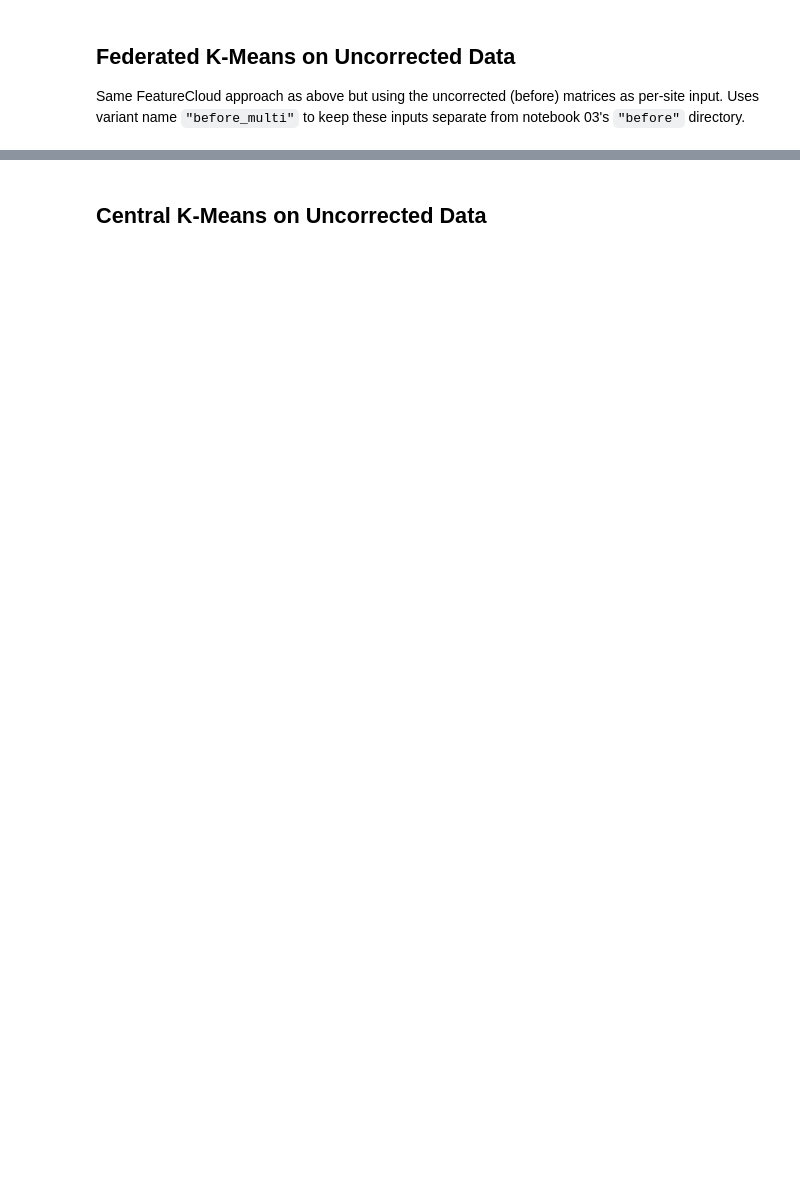
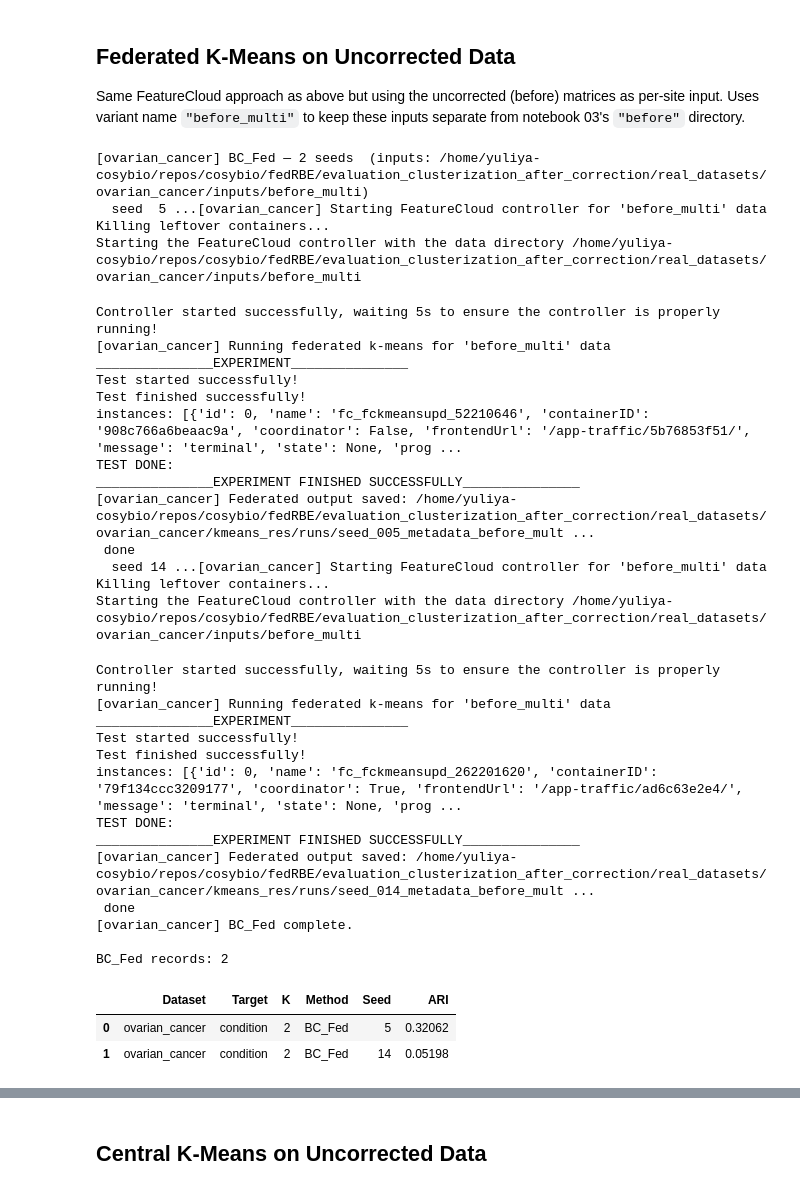
Before and after one commit to Freddsle/fedRBE, a Jupyter notebook: evaluation_clusterization_after_correction/real_datasets/05_multiple_runs.ipynb, the cells around one changed output, grey strips where cells are left out. Cells and saved outputs as stored; diff of their text form; code cells hidden in the pictures; blank space fills up the shorter version.

```diff
--- a/evaluation_clusterization_after_correction/real_datasets/05_multiple_runs.ipynb
+++ b/evaluation_clusterization_after_correction/real_datasets/05_multiple_runs.ipynb
@@ -372,12 +469,7 @@ Uses variant name `"before_multi"` to keep these inputs separate from notebook 0
 # %%
 bc_fed_records = []
 # %%
-# Build a fast lookup of already finished (dataset, seed) pairs
-done_pairs = {
-    (r.get("Dataset"), r.get("Seed"))
-    for r in bc_fed_records
-    if isinstance(r, dict)
-}
+bc_fed_records = []
 
 for ds_name, data in dataset_data.items():
     cfg          = configs[ds_name]
@@ -386,7 +478,8 @@ for ds_name, data in dataset_data.items():
     k_values     = data["k_values"]
     ds_dir       = OUTPUT_ROOT / ds_name
 
-    # Prepare per-site input directories ONCE from the uncorrected matrix
+    # Prepare per-site input directories ONCE from the uncorrected matrix.
+    # Uses a dedicated variant name so notebook 03's "before" dir is untouched.
     variant_input_dir = prepare_variant_inputs(
         dataset_root=ds_dir,
         variant_name="before_multi",
@@ -400,57 +493,87 @@ for ds_name, data in dataset_data.items():
     for seed in SEEDS:
         print(f"  seed {seed:2d} ...", end="", flush=True)
 
-        # skip if this dataset+seed was already computed
-        if (ds_name, seed) in done_pairs:
-            print(" already done")
-            continue
-
         # Inject seed into every per-site config file
         for client_name in client_names:
             write_kmeans_config(
                 variant_input_dir / client_name / "config_kmeans.yml",
                 k_values,
                 seed=seed,
+                n_init_local=FEDERATED_N_INIT_LOCAL,
+                n_init_global=FEDERATED_N_INIT_GLOBAL,
             )
 
-        # Launch one FeatureCloud test
+        # Launch one FeatureCloud test; results saved to seed-specific paths
         output_tsv = run_single_federated_variant(
             dataset_name=ds_name,
             variant_label="before_multi",
             variant_input_dir=variant_input_dir,
             dataset_root=ds_dir,
             metadata=data["metadata"],
             client_names=client_names,
             k_values=k_values,
             app_image=APP_IMAGE,
             controller_host=CONTROLLER_HOST,
             query_interval=QUERY_INTERVAL,
             timeout=TIMEOUT,
             keep_extracted=False,
             aggregate_only=False,
+            run_label=f"seed_{seed:03d}",
+            seed=seed,
         )
 
         # Read cluster labels and compute ARI immediately
-        fed_meta = pd.read_csv(output_tsv, sep="\t").set_index("file")
-        labels = {
-            k: fed_meta[f"Fed_{k}clusters"]
-            for k in k_values
-            if f"Fed_{k}clusters" in fed_meta.columns
-        }
+        labels = read_federated_labels(
+            output_tsv, data["metadata"], k_values, ds_name, "BC_Fed", seed
+        )
         bc_fed_records.extend(
             compute_ari_records(
                 labels, data["metadata"],
                 data["k_condition"], data["k_batch"],
                 ds_name, "BC_Fed", seed,
             )
         )
         print(" done")
 
     print(f"[{ds_name}] BC_Fed complete.")
 
 df_bc_fed = pd.DataFrame(bc_fed_records)
 print(f"\nBC_Fed records: {len(df_bc_fed)}")
 df_bc_fed.head()
+# %% [output]
+[ovarian_cancer] BC_Fed — 2 seeds  (inputs: /home/yuliya-cosybio/repos/cosybio/fedRBE/evaluation_clusterization_after_correction/real_datasets/ovarian_cancer/inputs/before_multi)
+  seed  5 ...[ovarian_cancer] Starting FeatureCloud controller for 'before_multi' data
+Killing leftover containers...
+Starting the FeatureCloud controller with the data directory /home/yuliya-cosybio/repos/cosybio/fedRBE/evaluation_clusterization_after_correction/real_datasets/ovarian_cancer/inputs/before_multi
+Controller started successfully, waiting 5s to ensure the controller is properly running!
+[ovarian_cancer] Running federated k-means for 'before_multi' data
+_______________EXPERIMENT_______________
+Test started successfully!
+Test finished successfully!
+instances: [{'id': 0, 'name': 'fc_fckmeansupd_52210646', 'containerID': '908c766a6beaac9a', 'coordinator': False, 'frontendUrl': '/app-traffic/5b76853f51/', 'message': 'terminal', 'state': None, 'prog ...
+TEST DONE:
+_______________EXPERIMENT FINISHED SUCCESSFULLY_______________
+[ovarian_cancer] Federated output saved: /home/yuliya-cosybio/repos/cosybio/fedRBE/evaluation_clusterization_after_correction/real_datasets/ovarian_cancer/kmeans_res/runs/seed_005_metadata_before_mult ...
+ done
+  seed 14 ...[ovarian_cancer] Starting FeatureCloud controller for 'before_multi' data
+Killing leftover containers...
+Starting the FeatureCloud controller with the data directory /home/yuliya-cosybio/repos/cosybio/fedRBE/evaluation_clusterization_after_correction/real_datasets/ovarian_cancer/inputs/before_multi
+Controller started successfully, waiting 5s to ensure the controller is properly running!
+[ovarian_cancer] Running federated k-means for 'before_multi' data
+_______________EXPERIMENT_______________
+Test started successfully!
+Test finished successfully!
+instances: [{'id': 0, 'name': 'fc_fckmeansupd_262201620', 'containerID': '79f134ccc3209177', 'coordinator': True, 'frontendUrl': '/app-traffic/ad6c63e2e4/', 'message': 'terminal', 'state': None, 'prog ...
+TEST DONE:
+_______________EXPERIMENT FINISHED SUCCESSFULLY_______________
+[ovarian_cancer] Federated output saved: /home/yuliya-cosybio/repos/cosybio/fedRBE/evaluation_clusterization_after_correction/real_datasets/ovarian_cancer/kmeans_res/runs/seed_014_metadata_before_mult ...
+ done
+[ovarian_cancer] BC_Fed complete.
+
+BC_Fed records: 2
+|  | Dataset | Target | K | Method | Seed | ARI |
+| 0 | ovarian_cancer | condition | 2 | BC_Fed | 5 | 0.32062 |
+| 1 | ovarian_cancer | condition | 2 | BC_Fed | 14 | 0.05198 |
 # %% [markdown]
 ## Central K-Means on Centrally-Corrected Data
 
```
Also changed, not shown: parts of 11 cells of this notebook, 3 other files.
